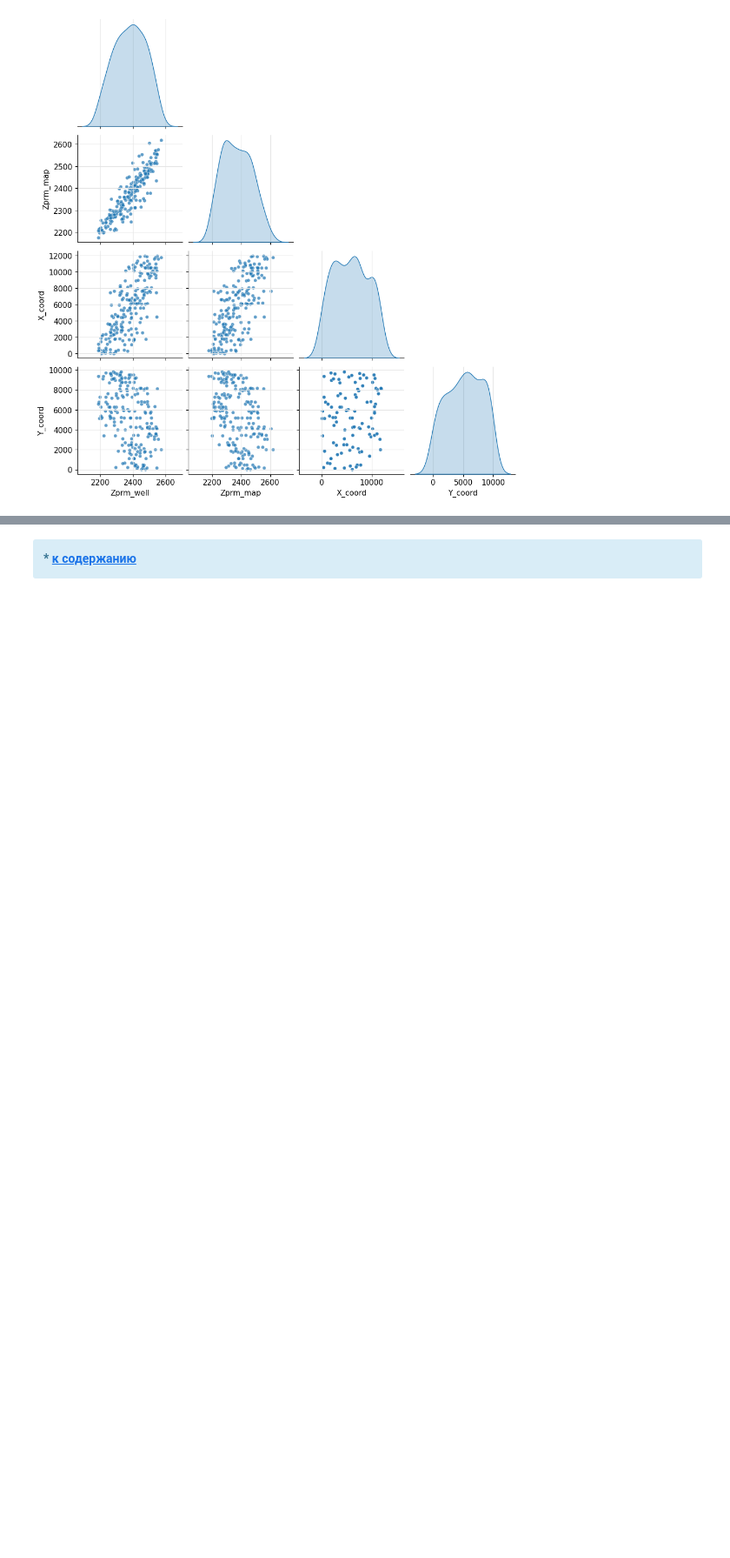
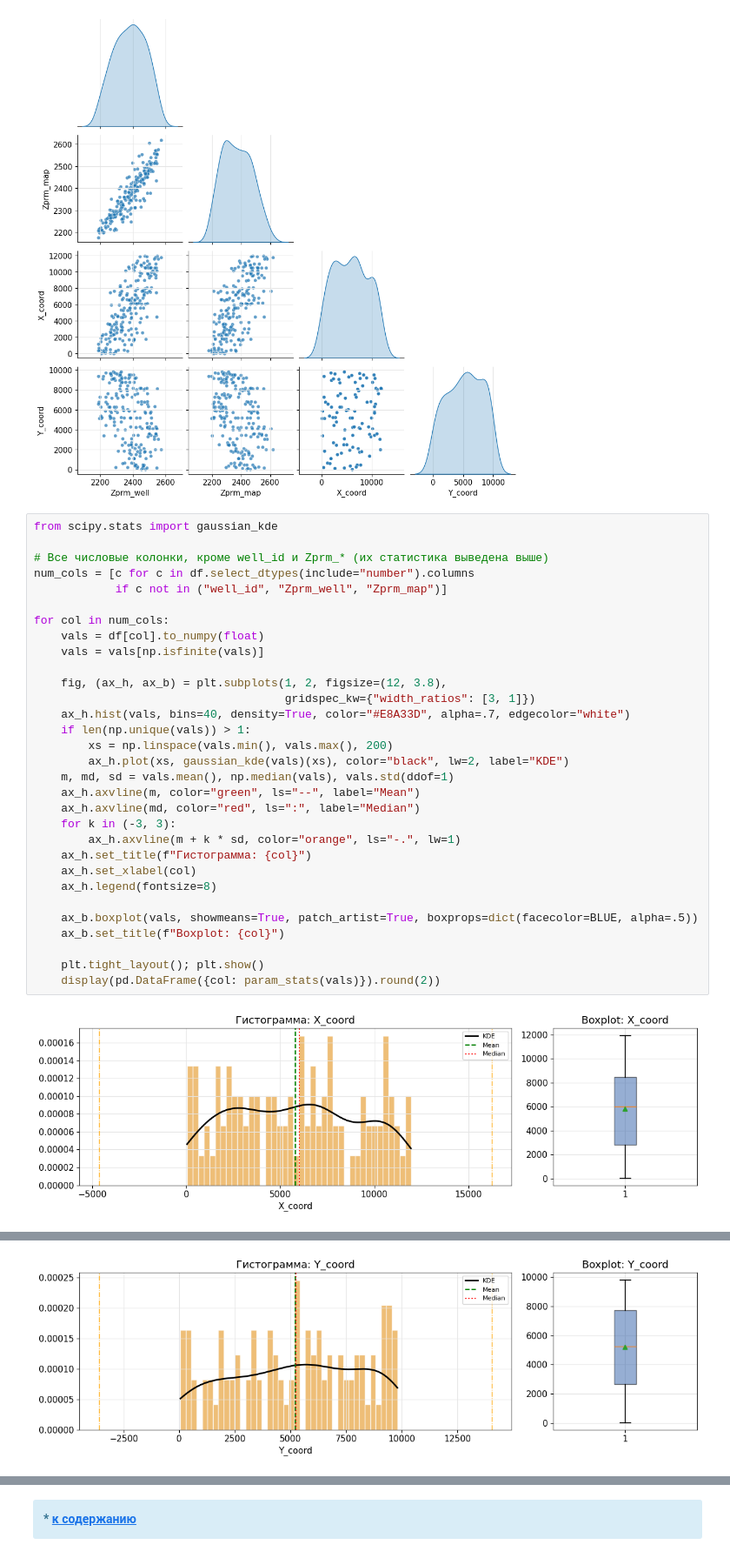
Before and after one commit to aspozd-DA-DS/Pet-projects, a Jupyter notebook: 04_Structural_QC/structural_qc_demo.ipynb, the cells around one changed output, grey strips where cells are left out. Shown at 87% size. Cells and saved outputs as stored; diff of their text form; blank space fills up the shorter version.

```diff
--- a/04_Structural_QC/structural_qc_demo.ipynb
+++ b/04_Structural_QC/structural_qc_demo.ipynb
@@ -550,3 +552,36 @@ except ImportError:
     print("seaborn не установлен — pairplot пропущен (в приложении доступны Seaborn и Plotly)")
 # %% [output]
 [figure]
+# %%
+from scipy.stats import gaussian_kde
+
+# Все числовые колонки, кроме well_id и Zprm_* (их статистика выведена выше)
+num_cols = [c for c in df.select_dtypes(include="number").columns
+            if c not in ("well_id", "Zprm_well", "Zprm_map")]
+
+for col in num_cols:
+    vals = df[col].to_numpy(float)
+    vals = vals[np.isfinite(vals)]
+
+    fig, (ax_h, ax_b) = plt.subplots(1, 2, figsize=(12, 3.8),
+                                     gridspec_kw={"width_ratios": [3, 1]})
+    ax_h.hist(vals, bins=40, density=True, color="#E8A33D", alpha=.7, edgecolor="white")
+    if len(np.unique(vals)) > 1:
+        xs = np.linspace(vals.min(), vals.max(), 200)
+        ax_h.plot(xs, gaussian_kde(vals)(xs), color="black", lw=2, label="KDE")
+    m, md, sd = vals.mean(), np.median(vals), vals.std(ddof=1)
+    ax_h.axvline(m, color="green", ls="--", label="Mean")
+    ax_h.axvline(md, color="red", ls=":", label="Median")
+    for k in (-3, 3):
+        ax_h.axvline(m + k * sd, color="orange", ls="-.", lw=1)
+    ax_h.set_title(f"Гистограмма: {col}")
+    ax_h.set_xlabel(col)
+    ax_h.legend(fontsize=8)
+
+    ax_b.boxplot(vals, showmeans=True, patch_artist=True, boxprops=dict(facecolor=BLUE, alpha=.5))
+    ax_b.set_title(f"Boxplot: {col}")
+
+    plt.tight_layout(); plt.show()
+    display(pd.DataFrame({col: param_stats(vals)}).round(2))
+# %% [output]
+[figure, added]
@@ -552,0 +606 @@ except ImportError:
+[figure, added]
```
Also changed, not shown: parts of 5 cells of this notebook, 7 other files.
